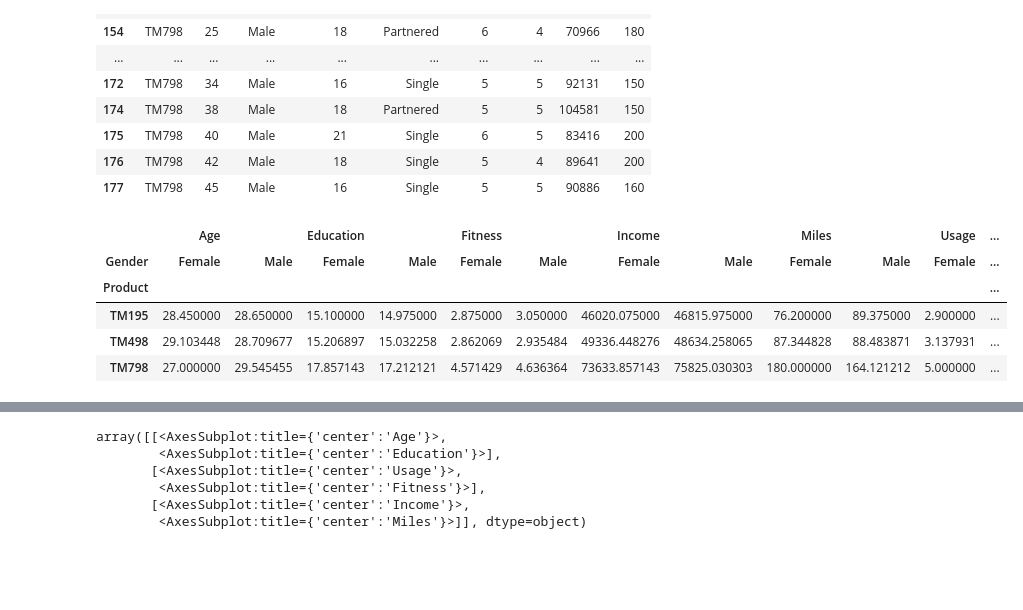
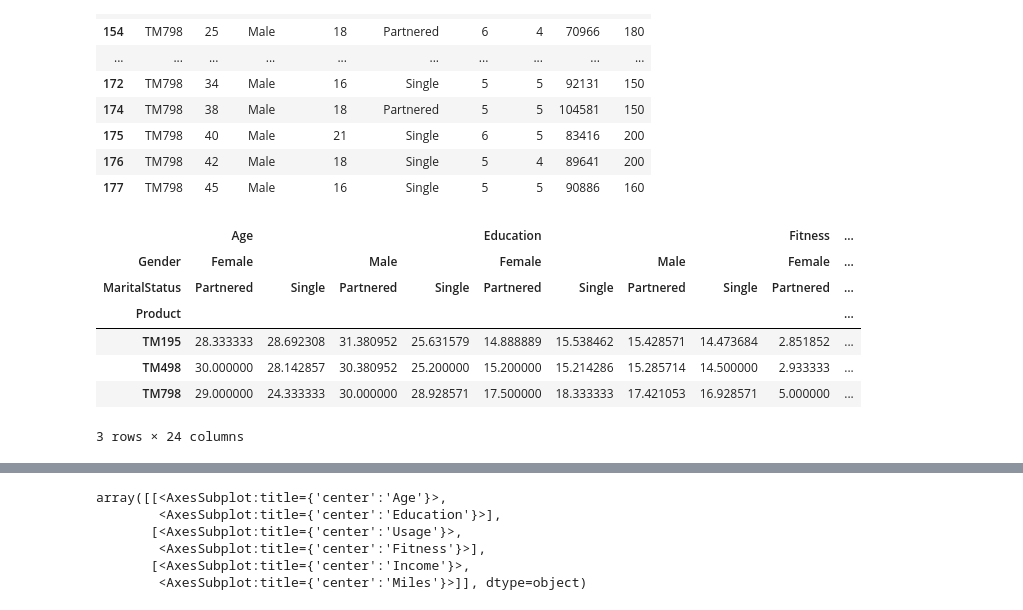
Before and after one commit to FrankS36/Cardio-Good-Fitness-Case-Study, a Jupyter notebook: CardioGoodFitness.ipynb, the cells around one changed output, grey strips where cells are left out. Drawn from its saved outputs; the diff is of its cells as text; code cells hidden in the pictures; blank space fills up the shorter version.

```diff
--- a/CardioGoodFitness.ipynb
+++ b/CardioGoodFitness.ipynb
@@ -232,11 +499,13 @@ df[df['Usage'] > df['Usage'].quantile(q=0.75)]
 | 176 | TM798 | 42 | Male | 18 | Single | 5 | 4 | 89641 | 200 |
 | 177 | TM798 | 45 | Male | 16 | Single | 5 | 5 | 90886 | 160 |
 # %%
-df.pivot_table(index='Product', columns='Gender', aggfunc='mean')
+df.pivot_table(index='Product', columns=['Gender', 'MaritalStatus'], aggfunc='mean')
 # %% [output]
-|  | Age |  | Education |  | Fitness |  | Income |  | Miles |  | Usage | ... |
-| Gender | Female | Male | Female | Male | Female | Male | Female | Male | Female | Male | Female | ... |
-| Product |  |  |  |  |  |  |  |  |  |  |  | ... |
-| TM195 | 28.450000 | 28.650000 | 15.100000 | 14.975000 | 2.875000 | 3.050000 | 46020.075000 | 46815.975000 | 76.200000 | 89.375000 | 2.900000 | ... |
-| TM498 | 29.103448 | 28.709677 | 15.206897 | 15.032258 | 2.862069 | 2.935484 | 49336.448276 | 48634.258065 | 87.344828 | 88.483871 | 3.137931 | ... |
-| TM798 | 27.000000 | 29.545455 | 17.857143 | 17.212121 | 4.571429 | 4.636364 | 73633.857143 | 75825.030303 | 180.000000 | 164.121212 | 5.000000 | ... |
+|  | Age |  |  |  | Education |  |  |  | Fitness | ... |
+| Gender | Female |  | Male |  | Female |  | Male |  | Female | ... |
+| MaritalStatus | Partnered | Single | Partnered | Single | Partnered | Single | Partnered | Single | Partnered | ... |
+| Product |  |  |  |  |  |  |  |  |  | ... |
+| TM195 | 28.333333 | 28.692308 | 31.380952 | 25.631579 | 14.888889 | 15.538462 | 15.428571 | 14.473684 | 2.851852 | ... |
+| TM498 | 30.000000 | 28.142857 | 30.380952 | 25.200000 | 15.200000 | 15.214286 | 15.285714 | 14.500000 | 2.933333 | ... |
+| TM798 | 29.000000 | 24.333333 | 30.000000 | 28.928571 | 17.500000 | 18.333333 | 17.421053 | 16.928571 | 5.000000 | ... |
+3 rows × 24 columns
```
Also changed, not shown: parts of 107 cells of this notebook.
